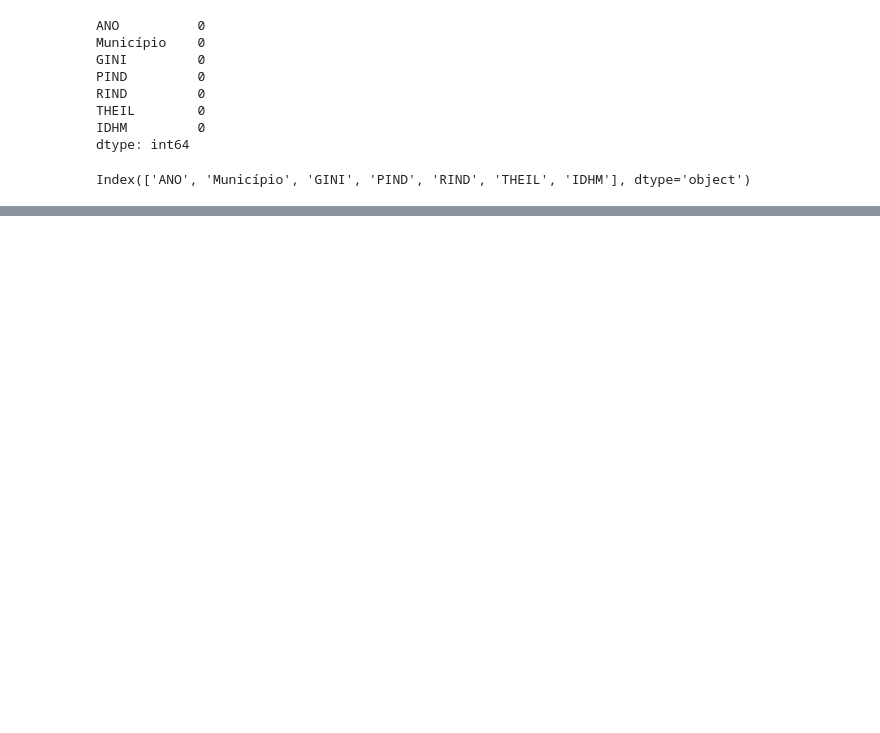
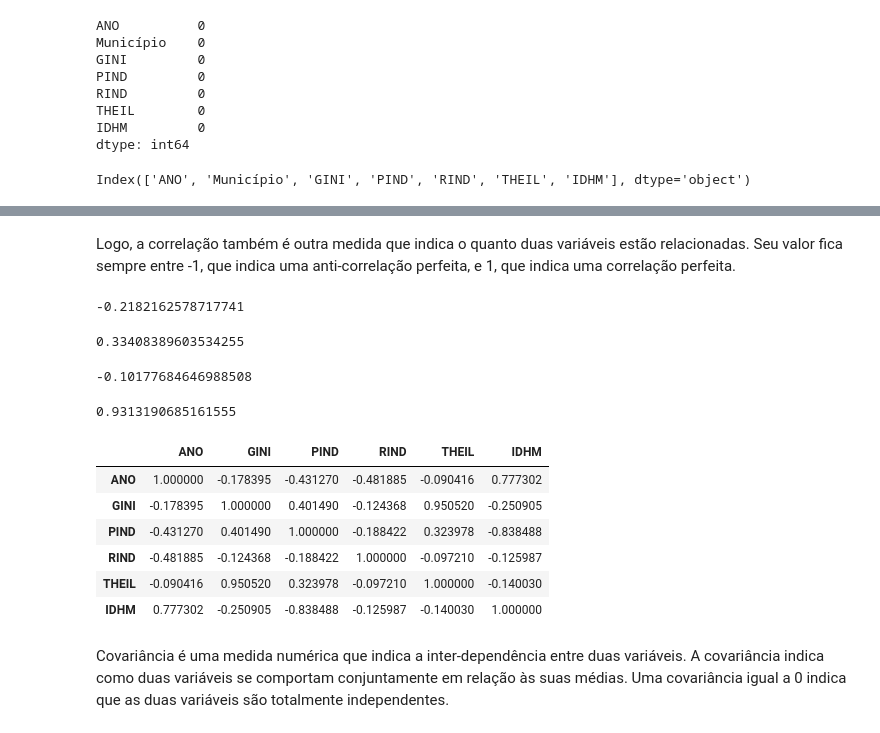
Before and after one commit to arcursino/FATEC, a Jupyter notebook: gini_idh.ipynb, the cells around one changed output, grey strips where cells are left out. Saved outputs shown, nothing was run; the diff lists cells and outputs as text; code cells hidden in the pictures; blank space fills up the shorter version.

```diff
--- a/gini_idh.ipynb
+++ b/gini_idh.ipynb
@@ -74,0 +85,30 @@ def plot_corr(df,size=10):
+# %% [markdown]
+ Logo, a correlação também é outra medida que indica o quanto duas variáveis estão relacionadas. Seu valor fica sempre entre -1, que indica uma anti-correlação perfeita, e 1, que indica uma correlação perfeita.
+# %%
+df['GINI'].corr(df['IDHM'])
+# %% [output]
+-0.2182162578717741
+# %%
+df['GINI'].corr(df['PIND'])
+# %% [output]
+0.33408389603534255
+# %%
+df['GINI'].corr(df['RIND'])
+# %% [output]
+-0.10177684646988508
+# %%
+df['GINI'].corr(df['THEIL'])
+# %% [output]
+0.9313190685161555
+# %%
+df.corr('spearman')
+# %% [output]
+|  | ANO | GINI | PIND | RIND | THEIL | IDHM |
+| ANO | 1.000000 | -0.178395 | -0.431270 | -0.481885 | -0.090416 | 0.777302 |
+| GINI | -0.178395 | 1.000000 | 0.401490 | -0.124368 | 0.950520 | -0.250905 |
+| PIND | -0.431270 | 0.401490 | 1.000000 | -0.188422 | 0.323978 | -0.838488 |
+| RIND | -0.481885 | -0.124368 | -0.188422 | 1.000000 | -0.097210 | -0.125987 |
+| THEIL | -0.090416 | 0.950520 | 0.323978 | -0.097210 | 1.000000 | -0.140030 |
+| IDHM | 0.777302 | -0.250905 | -0.838488 | -0.125987 | -0.140030 | 1.000000 |
+# %% [markdown]
+Covariância é uma medida numérica que indica a inter-dependência entre duas variáveis. A covariância indica como duas variáveis se comportam conjuntamente em relação às suas médias. Uma covariância igual a 0 indica que as duas variáveis são totalmente independentes.
```
Also changed, not shown: parts of 14 cells of this notebook.
